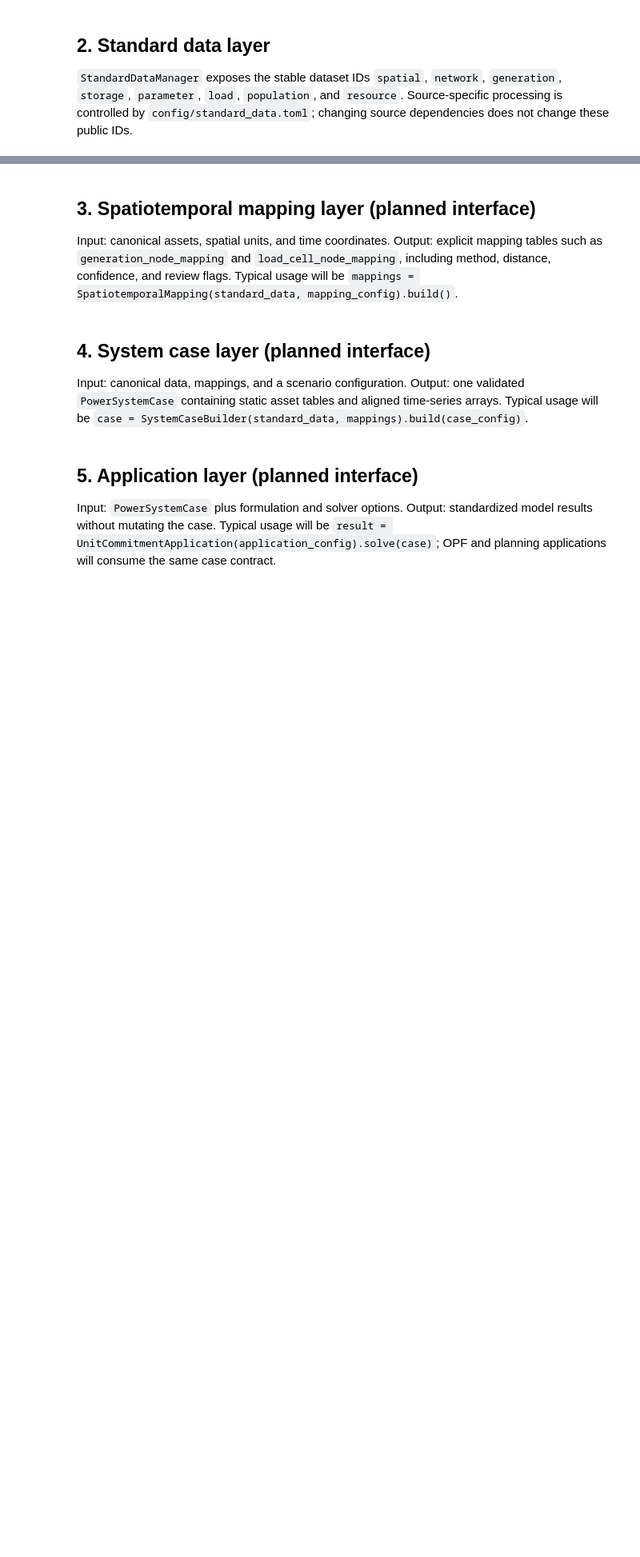
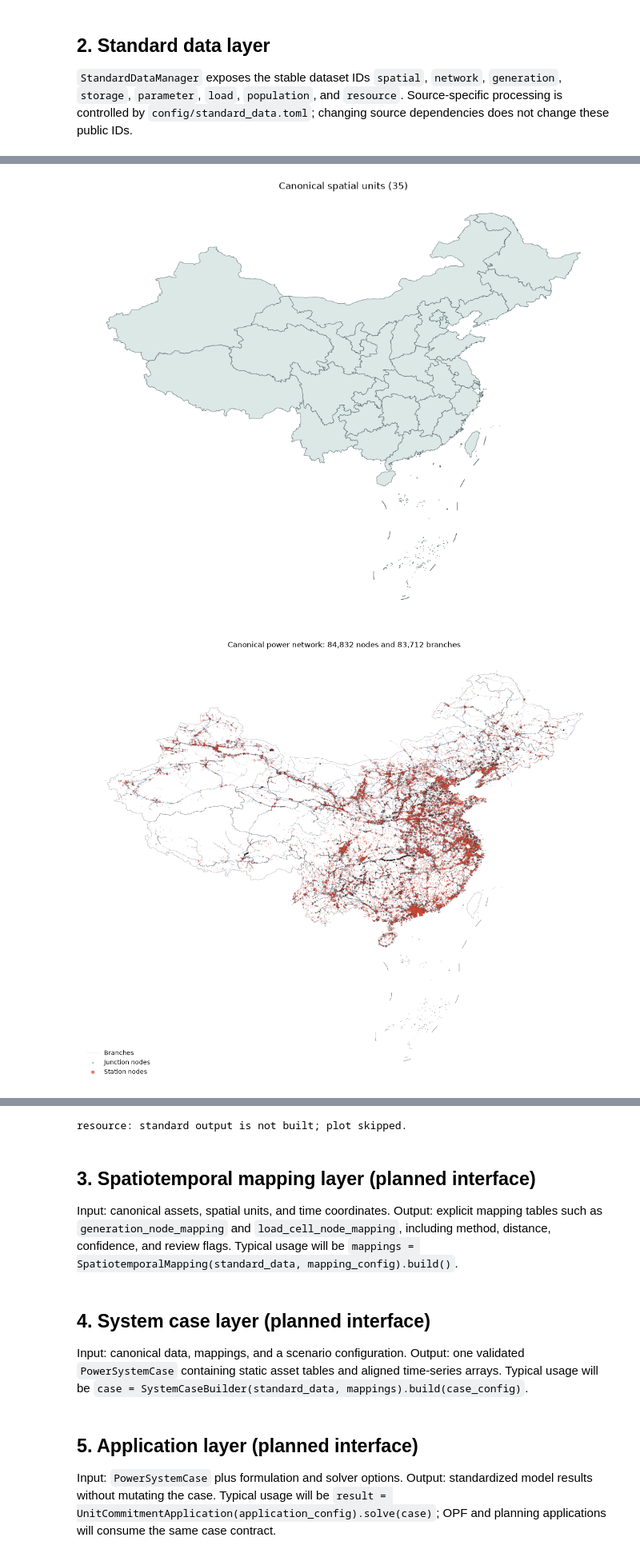
Before and after one commit to yibaoj/GridX, a Jupyter notebook: test_layers.ipynb, the cells around one changed output, grey strips where cells are left out. Shown at 80% size. Cells and saved outputs as stored; diff of their text form; code cells hidden in the pictures; blank space fills up the shorter version.

Commit message:
Unify standard data assumptions and plots

```diff
--- a/test_layers.ipynb
+++ b/test_layers.ipynb
@@ -84,9 +81,10 @@ display(standard_data.check())
 # build() regenerates a dataset; load() reads an existing standard artifact.
 generation = standard_data.load("generation")
 network = standard_data.load("network")
-
-display(generation[[
-    "uid", "type", "technology", "status", "voltage_kv", "geometry"
-]].head())
+storage = standard_data.load("storage")
+parameter = standard_data.load("parameter")
+display(generation.head())
 display(network.nodes.head())
 display(network.branches.head())
+display(storage.head())
+display(parameter.head())
@@ -92,0 +124,3 @@ display(network.branches.head())
+# %%
+spatial = standard_data.load("spatial")
+type(parameter)
@@ -99,0 +175,17 @@ time_bounds("2024-03")
+# %%
+_dataset_status = standard_data.check()
+_plot_options = {"load": {"year": 2024}}
+
+for _dataset_id in DATASET_IDS:
+    if not _dataset_status.loc[_dataset_id, "output_available"]:
+        print(f"{_dataset_id}: standard output is not built; plot skipped.")
+        continue
+    _figure = standard_data.plot(
+        _dataset_id,
+        **_plot_options.get(_dataset_id, {}),
+    )
+    display(_figure)
+    plt.close(_figure)
+# %% [output]
+[figure, added]
+[figure, added]
@@ -100,3 +197,4 @@ time_bounds("2024-03")
+resource: standard output is not built; plot skipped.
 # %% [markdown]
 ## 3. Spatiotemporal mapping layer (planned interface)
 
```
Also changed, not shown: parts of 11 cells of this notebook, 11 other files.
